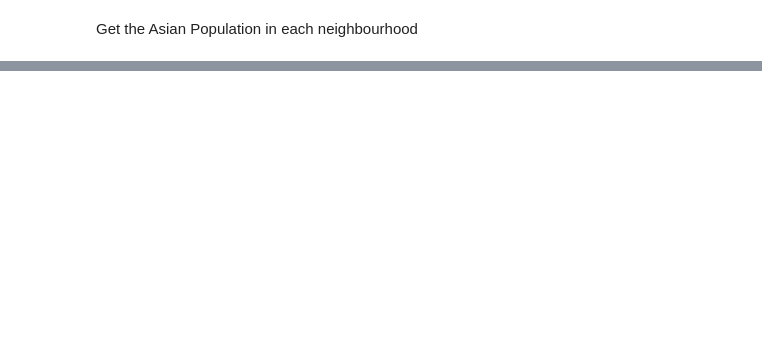
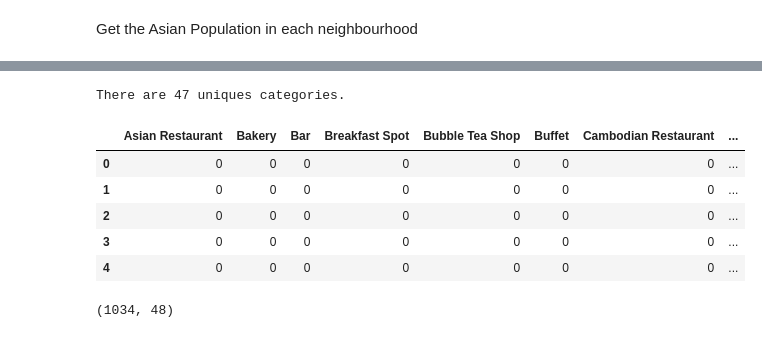
Before and after one commit to agprasanna/Coursera_Capstone, a Jupyter notebook: Opening a Sri Lankan Restaurant in Toronto.ipynb, the cells around one changed output, grey strips where cells are left out. Drawn from its saved outputs; the diff is of its cells as text; code cells hidden in the pictures; blank space fills up the shorter version.

```diff
--- a/Opening a Sri Lankan Restaurant in Toronto.ipynb
+++ b/Opening a Sri Lankan Restaurant in Toronto.ipynb
@@ -246,0 +362,25 @@ SouthAsian_df.astype('int64')
+# %%
+#Toronto_venues.groupby('Neighborhood').count()
+#Toronto_venues.head(10)
+print('There are {} uniques categories.'.format(len(Toronto_venues['Venue Category'].unique())))
+# %% [output]
+There are 47 uniques categories.
+# %%
+Toronto_onehot = pd.get_dummies(Toronto_venues[['Venue Category']], prefix="", prefix_sep="")
+Toronto_onehot['Neighborhood'] = Toronto_venues['Neighborhood']
+Toronto_onehot.head()
+# %% [output]
+|  | Asian Restaurant | Bakery | Bar | Breakfast Spot | Bubble Tea Shop | Buffet | Cambodian Restaurant | ... |
+| 0 | 0 | 0 | 0 | 0 | 0 | 0 | 0 | ... |
+| 1 | 0 | 0 | 0 | 0 | 0 | 0 | 0 | ... |
+| 2 | 0 | 0 | 0 | 0 | 0 | 0 | 0 | ... |
+| 3 | 0 | 0 | 0 | 0 | 0 | 0 | 0 | ... |
+| 4 | 0 | 0 | 0 | 0 | 0 | 0 | 0 | ... |
+# %%
+print(Toronto_onehot.shape)
+#Toronto_grouped = Toronto_onehot.groupby('Neighborhood').mean().reset_index()
+#Toronto_grouped.head(10)
+
+#Toronto_grouped.shape
+# %% [output]
+(1034, 48)
```
Also changed, not shown: parts of 11 cells of this notebook.
